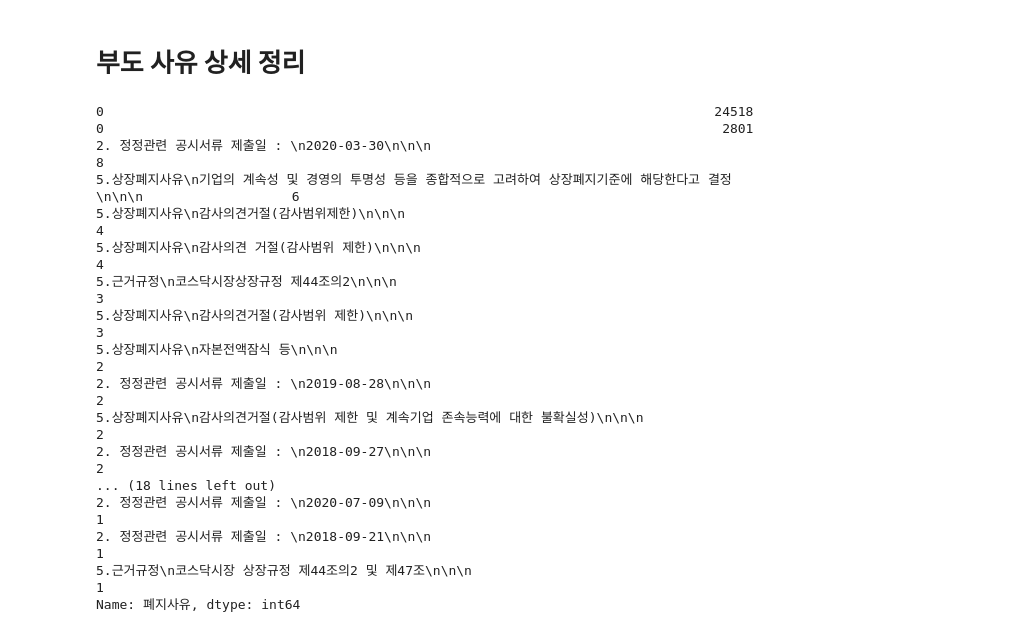
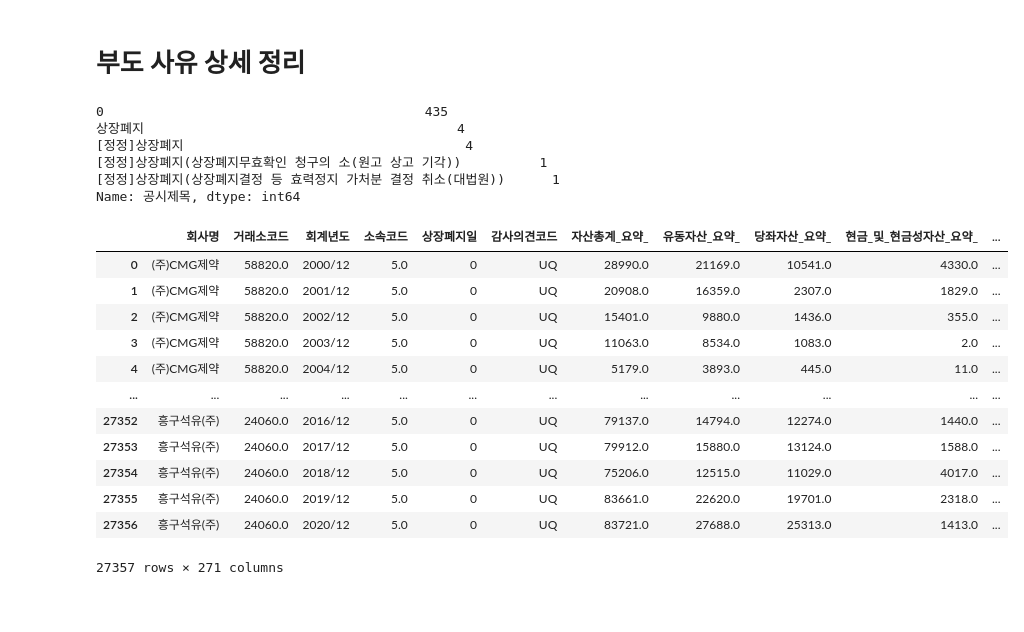
Before and after one commit to JxxHxxx/Ubion-CorporateBankruptcyAnalysis, a Jupyter notebook: Code/JH/code/preprocessing/prepro_bankruptcy_2.ipynb, the cells around one changed output. Drawn from its saved outputs; the diff is of its cells as text; code cells hidden in the pictures; blank space fills up the shorter version.

```diff
--- a/Code/JH/code/preprocessing/prepro_bankruptcy_2.ipynb
+++ b/Code/JH/code/preprocessing/prepro_bankruptcy_2.ipynb
@@ -86,20 +140,26 @@ dataset = pd.read_csv(r'C:\Users\JH\Desktop\Final\CBA\Data\kind_bankrupt_Final_v
-# %%
-dataset['폐지사유'].value_counts()
-# %% [output]
-0                                                                              24518
-0                                                                               2801
-2. 정정관련 공시서류 제출일 : \n2020-03-30\n\n\n                                              8
-5.상장폐지사유\n기업의 계속성 및 경영의 투명성 등을 종합적으로 고려하여 상장폐지기준에 해당한다고 결정\n\n\n                   6
-5.상장폐지사유\n감사의견거절(감사범위제한)\n\n\n                                                     4
-5.상장폐지사유\n감사의견 거절(감사범위 제한)\n\n\n                                                   4
-5.근거규정\n코스닥시장상장규정 제44조의2\n\n\n                                                     3
-5.상장폐지사유\n감사의견거절(감사범위 제한)\n\n\n                                                    3
-5.상장폐지사유\n자본전액잠식 등\n\n\n                                                           2
-2. 정정관련 공시서류 제출일 : \n2019-08-28\n\n\n                                              2
-5.상장폐지사유\n감사의견거절(감사범위 제한 및 계속기업 존속능력에 대한 불확실성)\n\n\n                               2
-2. 정정관련 공시서류 제출일 : \n2018-09-27\n\n\n                                              2
-... (18 lines left out)
-2. 정정관련 공시서류 제출일 : \n2020-07-09\n\n\n                                              1
-2. 정정관련 공시서류 제출일 : \n2018-09-21\n\n\n                                              1
-5.근거규정\n코스닥시장 상장규정 제44조의2 및 제47조\n\n\n                                             1
-Name: 폐지사유, dtype: int64
+# %%
+dataset.loc[dataset['부도'] == 0]['공시제목'].value_counts()
+# %% [output]
+0                                         435
+상장폐지                                        4
+[정정]상장폐지                                    4
+[정정]상장폐지(상장폐지무효확인 청구의 소(원고 상고 기각))          1
+[정정]상장폐지(상장폐지결정 등 효력정지 가처분 결정 취소(대법원))      1
+Name: 공시제목, dtype: int64
+# %%
+pdataset = pd.read_csv(r'C:\Users\JH\Desktop\Final\CBA\Data\Dataset.csv', index_col=0)
+pdataset
+# %% [output]
+|  | 회사명 | 거래소코드 | 회계년도 | 소속코드 | 상장폐지일 | 감사의견코드 | 자산총계_요약_ | 유동자산_요약_ | 당좌자산_요약_ | 현금_및_현금성자산_요약_ | ... |
+| 0 | (주)CMG제약 | 58820.0 | 2000/12 | 5.0 | 0 | UQ | 28990.0 | 21169.0 | 10541.0 | 4330.0 | ... |
+| 1 | (주)CMG제약 | 58820.0 | 2001/12 | 5.0 | 0 | UQ | 20908.0 | 16359.0 | 2307.0 | 1829.0 | ... |
+| 2 | (주)CMG제약 | 58820.0 | 2002/12 | 5.0 | 0 | UQ | 15401.0 | 9880.0 | 1436.0 | 355.0 | ... |
+| 3 | (주)CMG제약 | 58820.0 | 2003/12 | 5.0 | 0 | UQ | 11063.0 | 8534.0 | 1083.0 | 2.0 | ... |
+| 4 | (주)CMG제약 | 58820.0 | 2004/12 | 5.0 | 0 | UQ | 5179.0 | 3893.0 | 445.0 | 11.0 | ... |
+| ... | ... | ... | ... | ... | ... | ... | ... | ... | ... | ... | ... |
+| 27352 | 흥구석유(주) | 24060.0 | 2016/12 | 5.0 | 0 | UQ | 79137.0 | 14794.0 | 12274.0 | 1440.0 | ... |
+| 27353 | 흥구석유(주) | 24060.0 | 2017/12 | 5.0 | 0 | UQ | 79912.0 | 15880.0 | 13124.0 | 1588.0 | ... |
+| 27354 | 흥구석유(주) | 24060.0 | 2018/12 | 5.0 | 0 | UQ | 75206.0 | 12515.0 | 11029.0 | 4017.0 | ... |
+| 27355 | 흥구석유(주) | 24060.0 | 2019/12 | 5.0 | 0 | UQ | 83661.0 | 22620.0 | 19701.0 | 2318.0 | ... |
+| 27356 | 흥구석유(주) | 24060.0 | 2020/12 | 5.0 | 0 | UQ | 83721.0 | 27688.0 | 25313.0 | 1413.0 | ... |
+27357 rows × 271 columns
```
Also changed, not shown: parts of 15 cells of this notebook, 3 other files.
